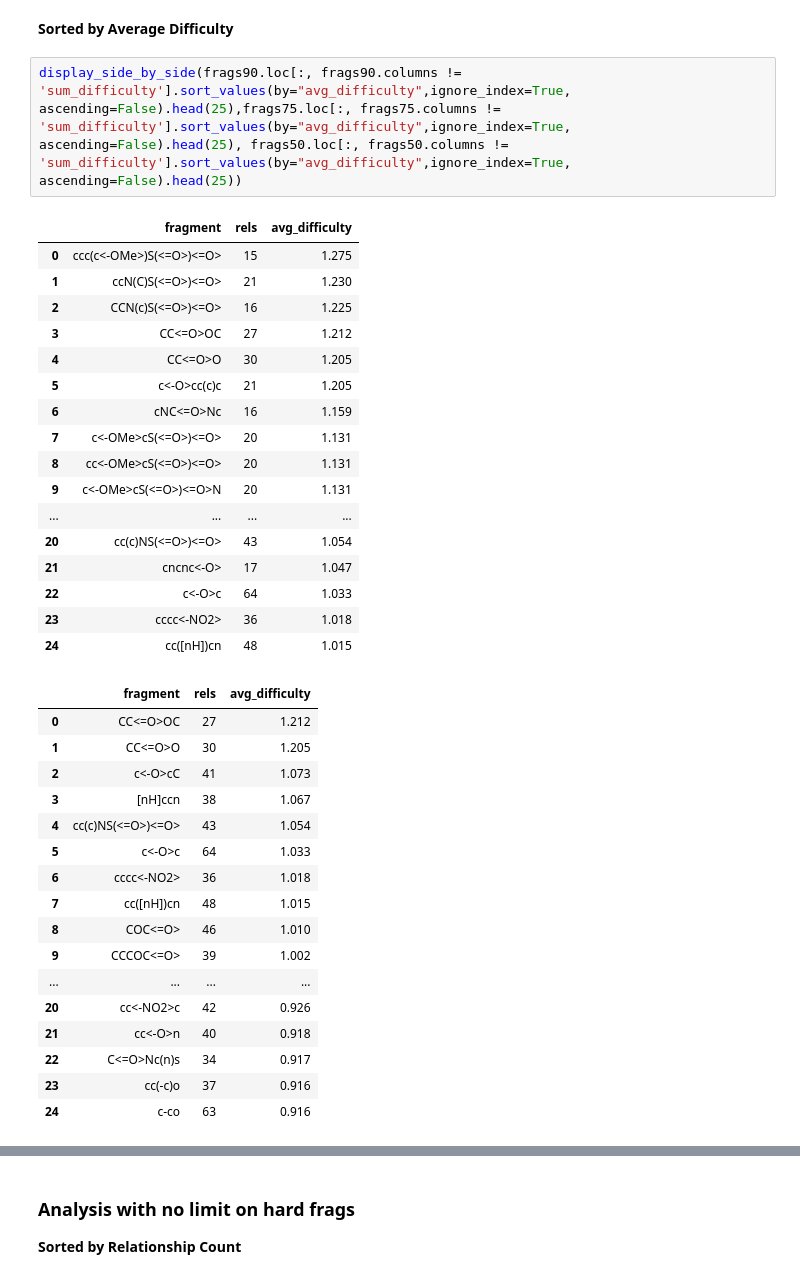
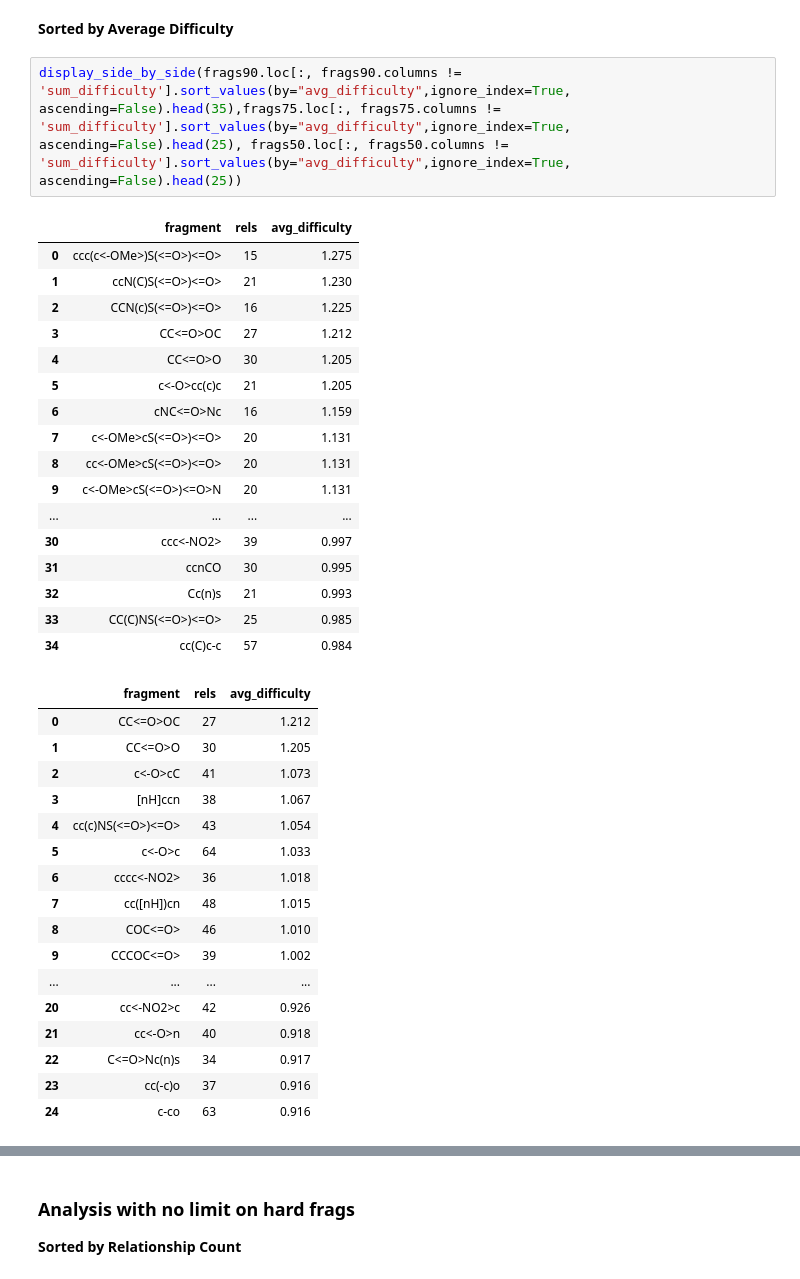
Before and after one commit to Dlux804/McQuade-Chem-ML, a Jupyter notebook: core/neo4j/fragment_analysis_1-LipoID_Percentile_nohlim.ipynb, the cells around one changed output, grey strips where cells are left out. Cells and saved outputs as stored; diff of their text form.

```diff
--- a/core/neo4j/fragment_analysis_1-LipoID_Percentile_nohlim.ipynb
+++ b/core/neo4j/fragment_analysis_1-LipoID_Percentile_nohlim.ipynb
@@ -340,25 +323,25 @@ display_side_by_side(frags90.loc[:, frags90.columns != 'sum_difficulty'].head(25
 # %% [markdown]
 **Sorted by Average Difficulty**
 # %%
-display_side_by_side(frags90.loc[:, frags90.columns != 'sum_difficulty'].sort_values(by="avg_difficulty",ignore_index=True, ascending=False).head(25),frags75.loc[:, frags75.columns != 'sum_difficulty'].sort_values(by="avg_difficulty",ignore_index=True, ascending=False).head(25), frags50.loc[:, frags50.columns != 'sum_difficulty'].sort_values(by="avg_difficulty",ignore_index=True, ascending=False).head(25))
+display_side_by_side(frags90.loc[:, frags90.columns != 'sum_difficulty'].sort_values(by="avg_difficulty",ignore_index=True, ascending=False).head(35),frags75.loc[:, frags75.columns != 'sum_difficulty'].sort_values(by="avg_difficulty",ignore_index=True, ascending=False).head(25), frags50.loc[:, frags50.columns != 'sum_difficulty'].sort_values(by="avg_difficulty",ignore_index=True, ascending=False).head(25))
 # %% [output]
 |  | fragment | rels | avg_difficulty |
 | 0 | ccc(c<-OMe>)S(<=O>)<=O> | 15 | 1.275 |
 | 1 | ccN(C)S(<=O>)<=O> | 21 | 1.230 |
 | 2 | CCN(c)S(<=O>)<=O> | 16 | 1.225 |
 | 3 | CC<=O>OC | 27 | 1.212 |
 | 4 | CC<=O>O | 30 | 1.205 |
 | 5 | c<-O>cc(c)c | 21 | 1.205 |
 | 6 | cNC<=O>Nc | 16 | 1.159 |
 | 7 | c<-OMe>cS(<=O>)<=O> | 20 | 1.131 |
 | 8 | cc<-OMe>cS(<=O>)<=O> | 20 | 1.131 |
 | 9 | c<-OMe>cS(<=O>)<=O>N | 20 | 1.131 |
 | ... | ... | ... | ... |
-| 20 | cc(c)NS(<=O>)<=O> | 43 | 1.054 |
-| 21 | cncnc<-O> | 17 | 1.047 |
-| 22 | c<-O>c | 64 | 1.033 |
-| 23 | cccc<-NO2> | 36 | 1.018 |
-| 24 | cc([nH])cn | 48 | 1.015 |
+| 30 | ccc<-NO2> | 39 | 0.997 |
+| 31 | ccnCO | 30 | 0.995 |
+| 32 | Cc(n)s | 21 | 0.993 |
+| 33 | CC(C)NS(<=O>)<=O> | 25 | 0.985 |
+| 34 | cc(C)c-c | 57 | 0.984 |
 |  | fragment | rels | avg_difficulty |
 | 0 | CC<=O>OC | 27 | 1.212 |
 | 1 | CC<=O>O | 30 | 1.205 |
```
Also changed, not shown: parts of 3 cells of this notebook.
